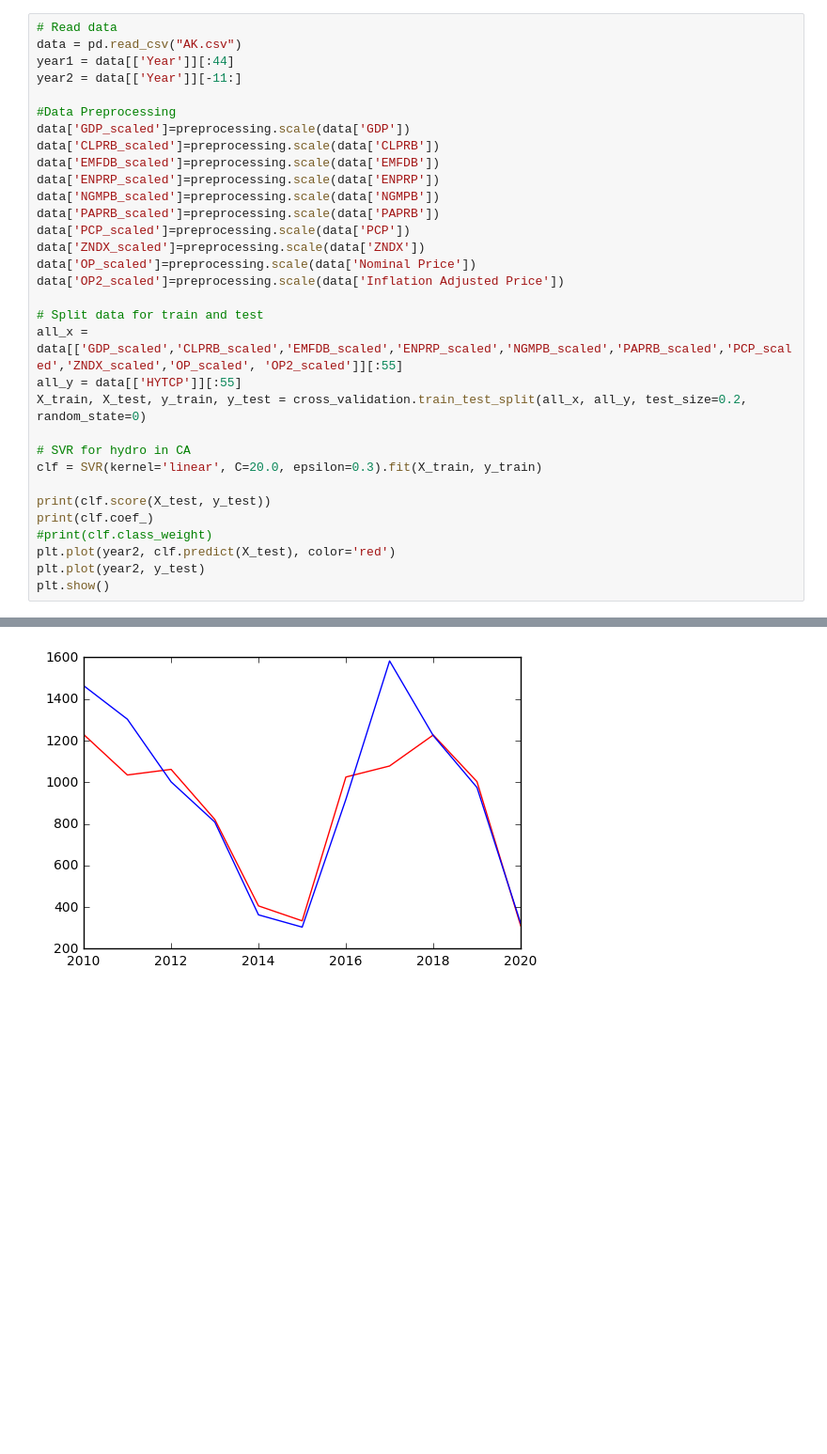
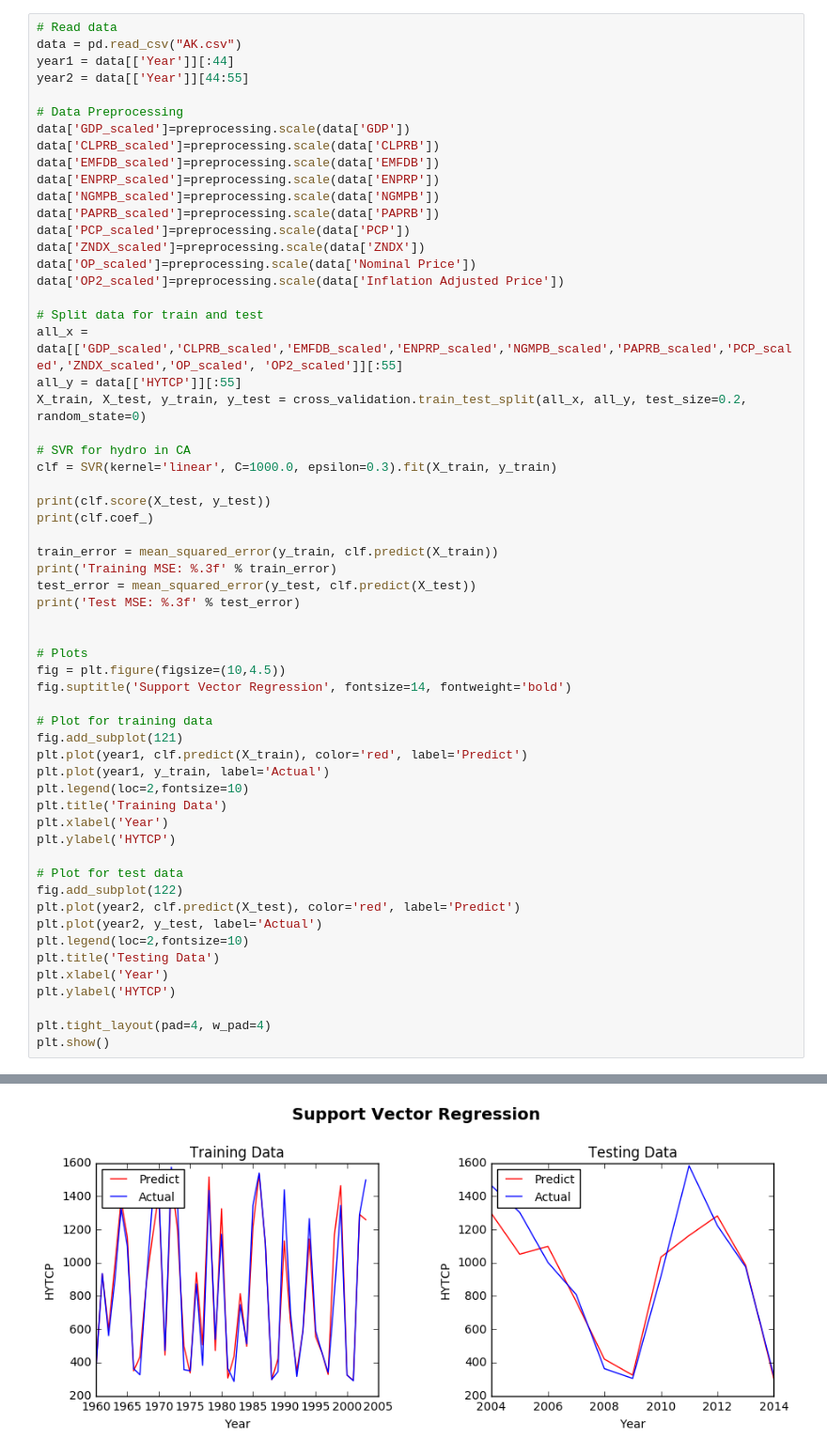
Before and after one commit to ibrahim85/Clean-Energy-Outlook, a Jupyter notebook: Clean-Energy-Outlook/SVR with cross-validation for hydro.ipynb, the cells around one changed output, grey strips where cells are left out. Shown: that part at 94% size. Saved outputs shown, nothing was run; the diff lists cells and outputs as text; blank space fills up the shorter version.

```diff
--- a/Clean-Energy-Outlook/SVR with cross-validation for hydro.ipynb
+++ b/Clean-Energy-Outlook/SVR with cross-validation for hydro.ipynb
@@ -9,9 +10,9 @@ from sklearn import preprocessing
 # Read data
 data = pd.read_csv("AK.csv")
 year1 = data[['Year']][:44]
-year2 = data[['Year']][-11:]
+year2 = data[['Year']][44:55]
 
-#Data Preprocessing
+# Data Preprocessing
 data['GDP_scaled']=preprocessing.scale(data['GDP'])
 data['CLPRB_scaled']=preprocessing.scale(data['CLPRB'])
 data['EMFDB_scaled']=preprocessing.scale(data['EMFDB'])
@@ -29,12 +30,39 @@ all_y = data[['HYTCP']][:55]
 X_train, X_test, y_train, y_test = cross_validation.train_test_split(all_x, all_y, test_size=0.2, random_state=0)
 
 # SVR for hydro in CA
-clf = SVR(kernel='linear', C=20.0, epsilon=0.3).fit(X_train, y_train)
+clf = SVR(kernel='linear', C=1000.0, epsilon=0.3).fit(X_train, y_train)
 
 print(clf.score(X_test, y_test))
 print(clf.coef_)
-#print(clf.class_weight)
-plt.plot(year2, clf.predict(X_test), color='red')
-plt.plot(year2, y_test)
+
+train_error = mean_squared_error(y_train, clf.predict(X_train))
+print('Training MSE: %.3f' % train_error)
+test_error = mean_squared_error(y_test, clf.predict(X_test))
+print('Test MSE: %.3f' % test_error)
+
+
+# Plots
+fig = plt.figure(figsize=(10,4.5))
+fig.suptitle('Support Vector Regression', fontsize=14, fontweight='bold')
+
+# Plot for training data
+fig.add_subplot(121)
+plt.plot(year1, clf.predict(X_train), color='red', label='Predict')
+plt.plot(year1, y_train, label='Actual')
+plt.legend(loc=2,fontsize=10)
+plt.title('Training Data')
+plt.xlabel('Year')
+plt.ylabel('HYTCP')
+
+# Plot for test data
+fig.add_subplot(122)
+plt.plot(year2, clf.predict(X_test), color='red', label='Predict')
+plt.plot(year2, y_test, label='Actual')
+plt.legend(loc=2,fontsize=10)
+plt.title('Testing Data')
+plt.xlabel('Year')
+plt.ylabel('HYTCP')
+
+plt.tight_layout(pad=4, w_pad=4)
 plt.show()
 # %% [output]
@@ -44 +74 @@ plt.show()
-[figure, old version]
+[figure, new version]
```
Also changed, not shown: parts of 4 cells of this notebook.
